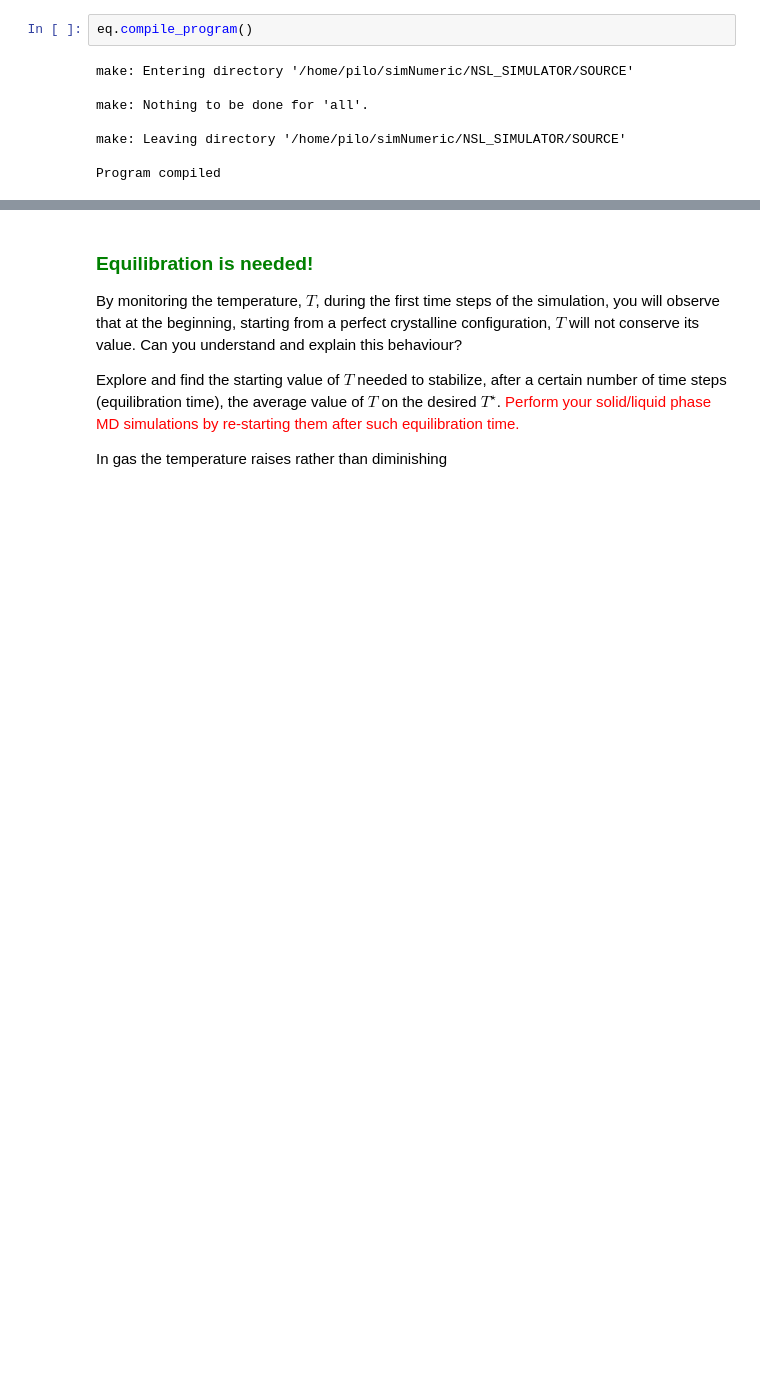
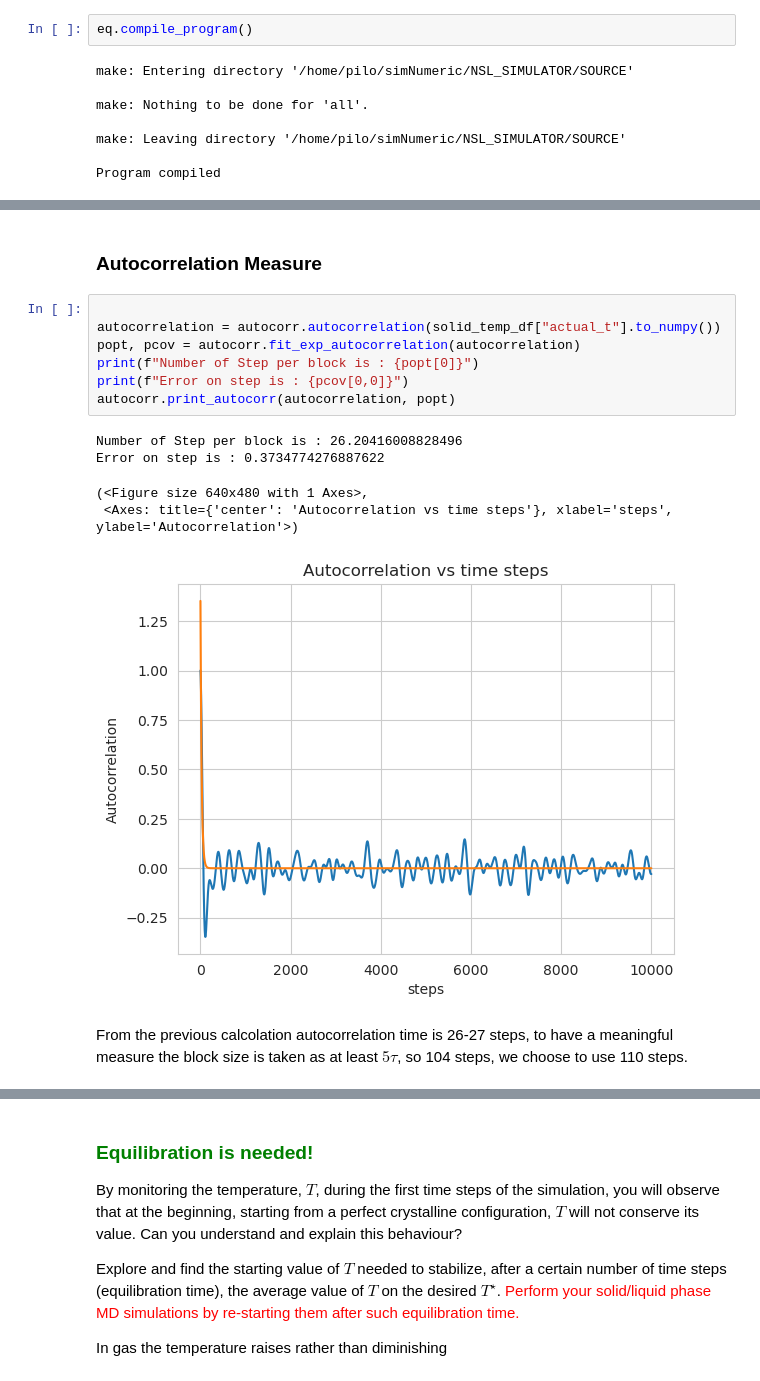
Before and after one commit to RandDouble/SimulazioneNumerica, a Jupyter notebook: LSN_Exercises_04.ipynb, the cells around one changed output, grey strips where cells are left out. Saved outputs shown, nothing was run; the diff lists cells and outputs as text; blank space fills up the shorter version.

```diff
--- a/LSN_Exercises_04.ipynb
+++ b/LSN_Exercises_04.ipynb
@@ -212,0 +99,17 @@ gas_fig, gas_axs = print_resulting_data(*gas_dfs)
+# %% [markdown]
+### Autocorrelation Measure
+# %%
+
+autocorrelation = autocorr.autocorrelation(solid_temp_df["actual_t"].to_numpy())
+popt, pcov = autocorr.fit_exp_autocorrelation(autocorrelation)
+print(f"Number of Step per block is : {popt[0]}")
+print(f"Error on step is : {pcov[0,0]}")
+autocorr.print_autocorr(autocorrelation, popt)
+# %% [output]
+Number of Step per block is : 26.20416008828496
+Error on step is : 0.3734774276887622
+(<Figure size 640x480 with 1 Axes>,
+ <Axes: title={'center': 'Autocorrelation vs time steps'}, xlabel='steps', ylabel='Autocorrelation'>)
+[figure, added]
+# %% [markdown]
+From the previous calcolation autocorrelation time is 26-27 steps, to have a meaningful measure the block size is taken as at least $5\tau$, so 104 steps, we choose to use 110 steps.
```
Also changed, not shown: parts of 38 cells of this notebook.
